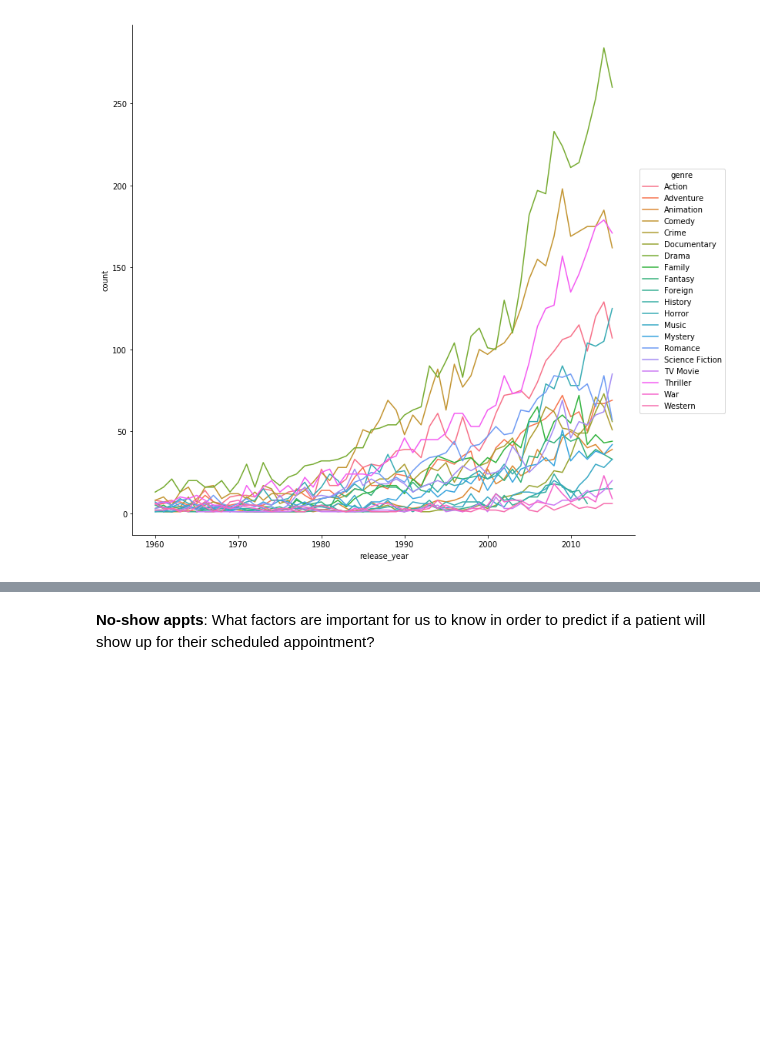
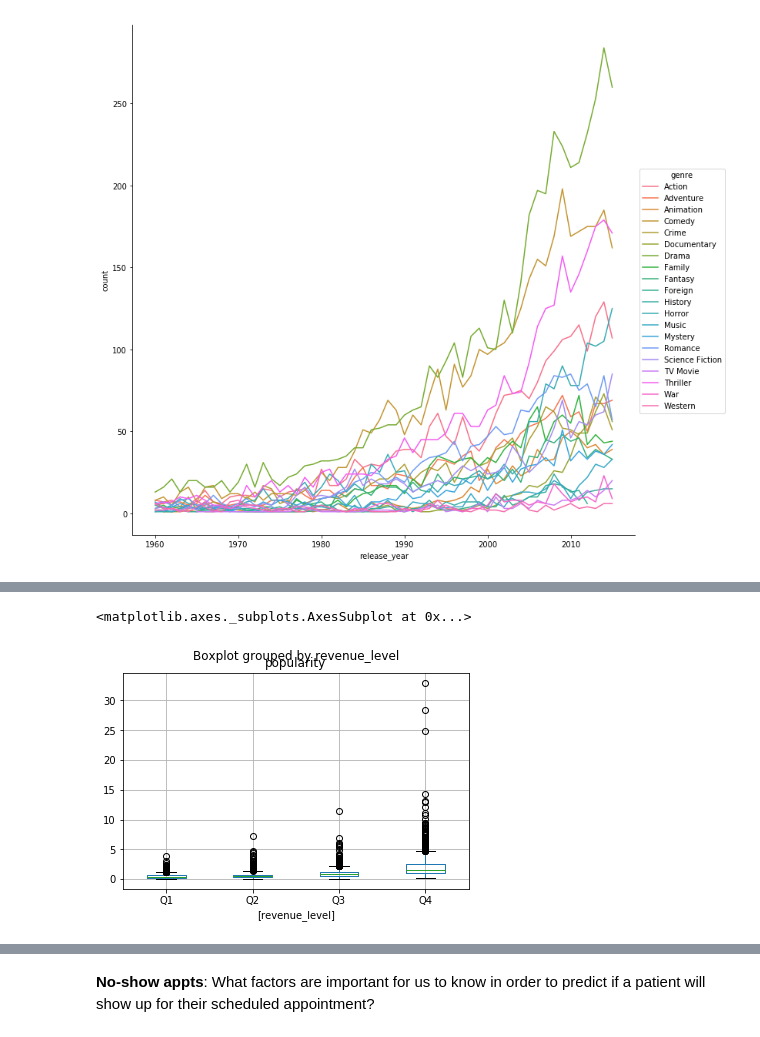
Before and after one commit to georgeliu1998/dand2, a Jupyter notebook: investigate-a-dataset/investigate-a-dataset.ipynb, the cells around one changed output, grey strips where cells are left out. Drawn from its saved outputs; the diff is of its cells as text; code cells hidden in the pictures; blank space fills up the shorter version.

Commit message:
Finish investigate dataset using tmdb data

```diff
--- a/investigate-a-dataset/investigate-a-dataset.ipynb
+++ b/investigate-a-dataset/investigate-a-dataset.ipynb
@@ -190,0 +248,3 @@ fig.map(plt.plot, 'release_year', 'count').add_legend()
+# %%
+bins = bins.tolist()
+bins
@@ -190,0 +253,3 @@ fig.map(plt.plot, 'release_year', 'count').add_legend()
+# %%
+bins = [0] + bins
+bins
@@ -190,0 +258,4 @@ fig.map(plt.plot, 'release_year', 'count').add_legend()
+# %%
+labels=['Q1', 'Q2', 'Q3', 'Q4']
+# %%
+tmdb_sub['revenue_level'] = pd.cut(tmdb_sub.revenue, bins=bins, labels=labels)
@@ -190,0 +272,6 @@ fig.map(plt.plot, 'release_year', 'count').add_legend()
+# %%
+# popularity
+tmdb_sub.loc[:,['popularity', 'revenue_level']].boxplot(by='revenue_level')
+# %% [output]
+<matplotlib.axes._subplots.AxesSubplot at 0x...>
+[figure, added]
```
Also changed, not shown: parts of 14 cells of this notebook, 8 other files.
